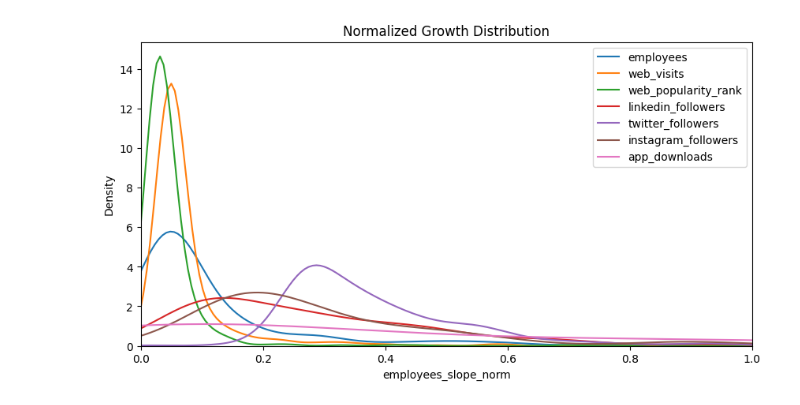
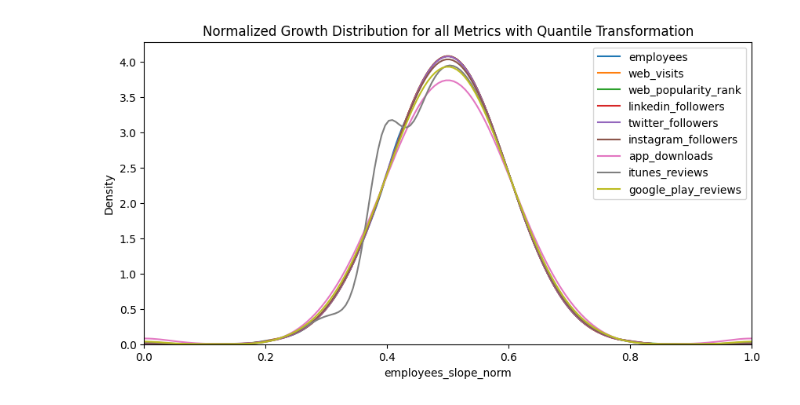
Before and after one commit to TommyNeeld/private-company-insights, a Jupyter notebook: notebooks/ranking_exploration.ipynb, the cells around one changed output. Saved outputs shown, nothing was run; the diff lists cells and outputs as text; code cells hidden in the pictures.

```diff
--- a/notebooks/ranking_exploration.ipynb
+++ b/notebooks/ranking_exploration.ipynb
@@ -17,6 +23,6 @@ df = load_data(settings.FILE_NAME)
 # %%
 # processed data
-processed_data = preprocessor(df)
+processed_data = preprocessor(df, metrics=settings.GROWTH_METRICS.keys(), with_quantile_transform=False)
 
 metrics = list(settings.GROWTH_METRICS.keys())
 
@@ -41,0 +50,13 @@ for metric in metrics:
+# %%
+for metric in metrics:
+    processed_data[f"{metric}_slope_norm"] = calc_norm_of_series(processed_data[f"{metric}_slope"])
+
+# plot the metric_slope_norm histograms, all on the same plot
+plt.figure(figsize=(10, 5))
+for metric in metrics:
+    sns.kdeplot(processed_data[f"{metric}_slope_norm"], label=metric)
+
+plt.title("Normalized Growth Distribution for all Metrics without Quantile Transformation")
+plt.legend()
+plt.xlim(0, 1)
+plt.show()
@@ -41,0 +67,17 @@ for metric in metrics:
+# %%
+# processed data
+processed_data = preprocessor(df, metrics=settings.GROWTH_METRICS.keys(), with_quantile_transform=True)
+
+metrics = list(settings.GROWTH_METRICS.keys())
+
+# plot histrograms of the metrics_slope
+for metric in metrics:
+    plt.figure(figsize=(7, 3))
+    sns.histplot(processed_data[f"{metric}_slope"], kde=True)
+    plt.title(f"{metric} Growth Distribution")
+    # print min and max values to 1 decimal places
+    min_grwoth = f"{metric} growth min: {processed_data[f'{metric}_slope'].min()*100:.1f}%"
+    max_growth = f"{metric} growth max: {processed_data[f'{metric}_slope'].max()*100:.1f}%"
+    plt.text(0.3, 0.93, min_grwoth, transform=plt.gca().transAxes)
+    plt.text(0.3, 0.85, max_growth, transform=plt.gca().transAxes)
+    plt.show()
@@ -42,18 +94,16 @@ for metric in metrics:
 # %%
-# normalize each growth metric - i.e. metric_slope - between 0 and 1
-def calc_norm_of_series(series: pd.Series) -> pd.Series:
-    return (series - series.min()) / (series.max() - series.min())
+
 for metric in metrics:
     processed_data[f"{metric}_slope_norm"] = calc_norm_of_series(processed_data[f"{metric}_slope"])
 
 # plot the metric_slope_norm histograms, all on the same plot
 plt.figure(figsize=(10, 5))
 for metric in metrics:
     sns.kdeplot(processed_data[f"{metric}_slope_norm"], label=metric)
 
-plt.title("Normalized Growth Distribution")
+plt.title("Normalized Growth Distribution for all Metrics with Quantile Transformation")
 plt.legend()
 plt.xlim(0, 1)
 plt.show()
 # %% [output]
-[figure, old version]
+[figure, new version]
```
Also changed, not shown: parts of 6 cells of this notebook, 1 other file.
